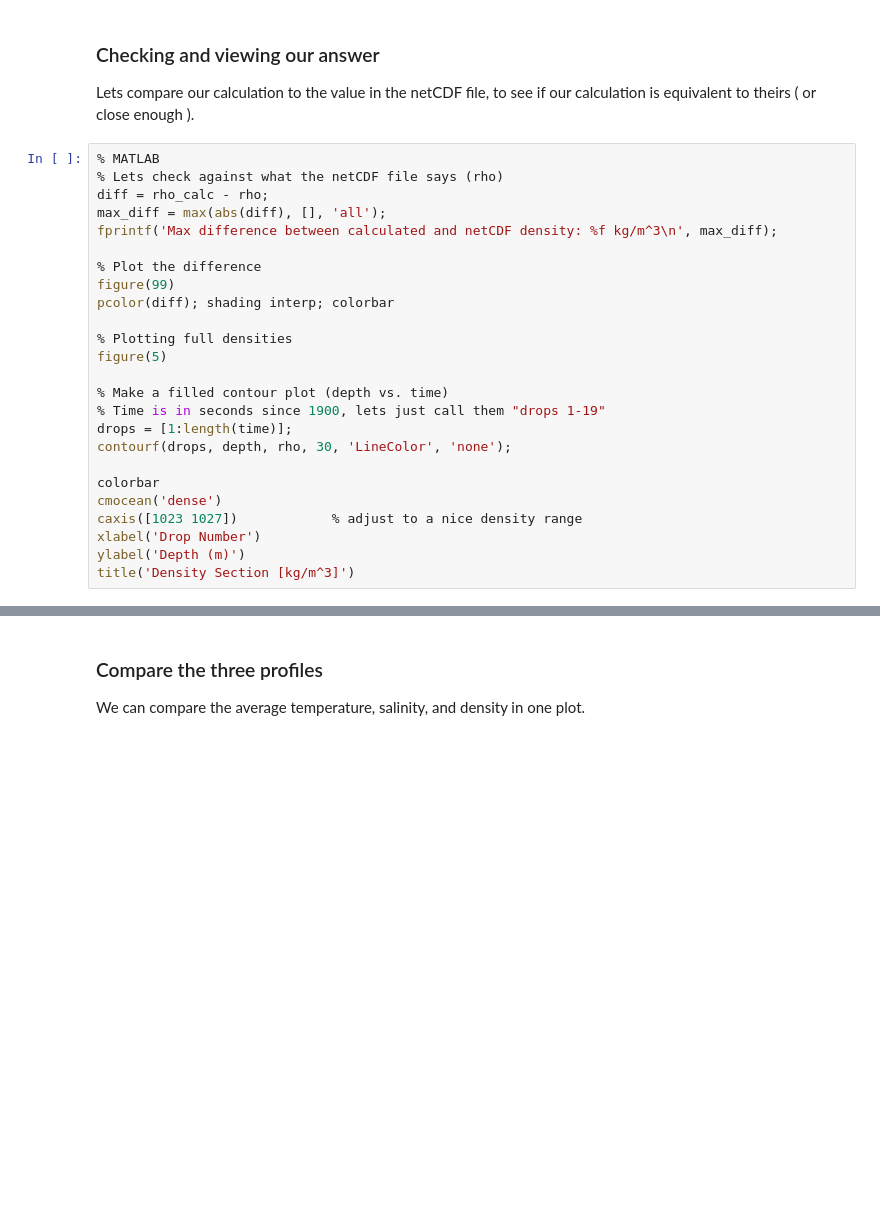
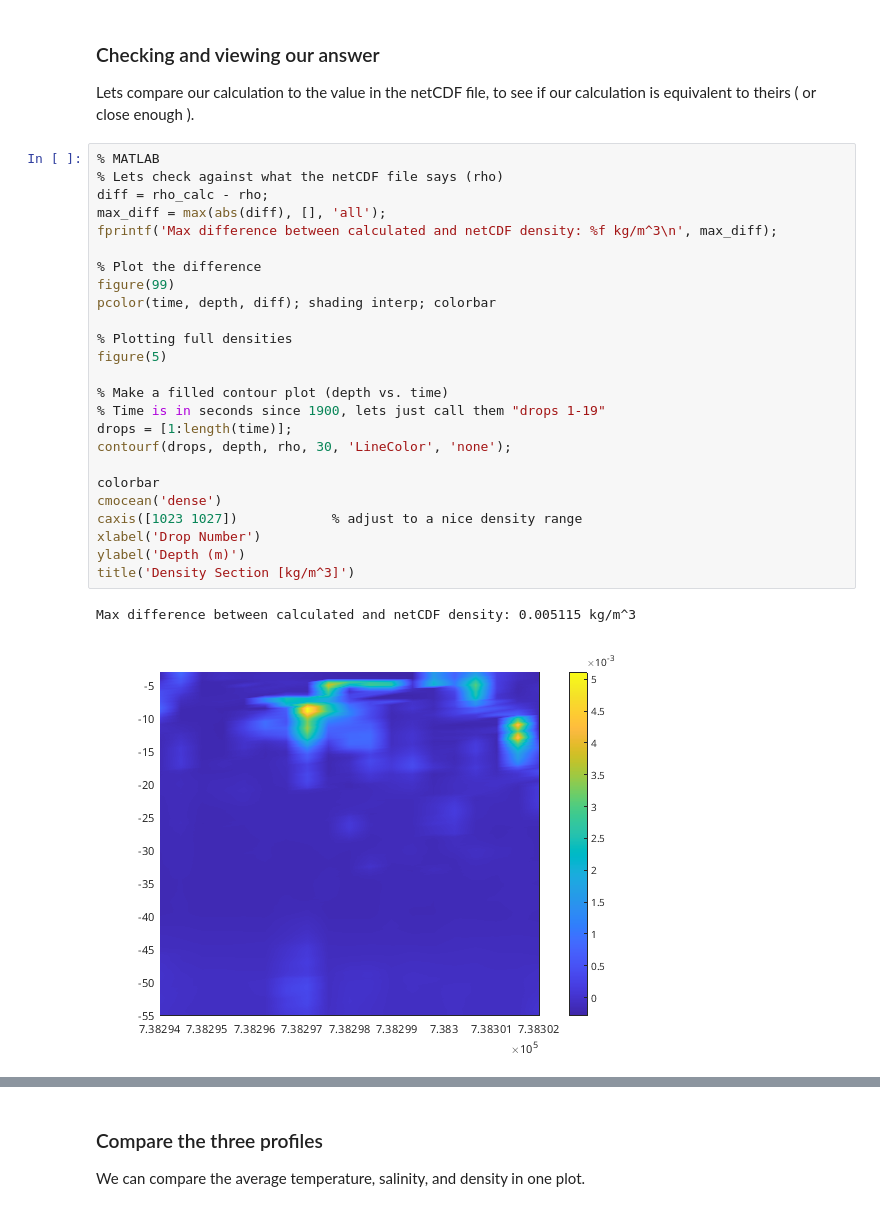
Before and after one commit to tgstone/sio-math-workshop, a Jupyter notebook: docs/source/day2/data_workshop2_pt2.ipynb, the cells around one changed output, grey strips where cells are left out. Cells and saved outputs as stored; diff of their text form; blank space fills up the shorter version.

```diff
--- a/docs/source/day2/data_workshop2_pt2.ipynb
+++ b/docs/source/day2/data_workshop2_pt2.ipynb
@@ -138,25 +155,28 @@ Lets compare our calculation to the value in the netCDF file, to see if our calc
 # %%
 % MATLAB
 % Lets check against what the netCDF file says (rho)
 diff = rho_calc - rho;
 max_diff = max(abs(diff), [], 'all');
 fprintf('Max difference between calculated and netCDF density: %f kg/m^3\n', max_diff);
 
 % Plot the difference
 figure(99)
-pcolor(diff); shading interp; colorbar
+pcolor(time, depth, diff); shading interp; colorbar
 
 % Plotting full densities
 figure(5)
 
 % Make a filled contour plot (depth vs. time)
 % Time is in seconds since 1900, lets just call them "drops 1-19"
 drops = [1:length(time)];
 contourf(drops, depth, rho, 30, 'LineColor', 'none');
 
 colorbar
 cmocean('dense')
 caxis([1023 1027])            % adjust to a nice density range
 xlabel('Drop Number')
 ylabel('Depth (m)')
 title('Density Section [kg/m^3]')
+# %% [output]
+Max difference between calculated and netCDF density: 0.005115 kg/m^3
+[figure, added]
```
Also changed, not shown: parts of 12 cells of this notebook.
